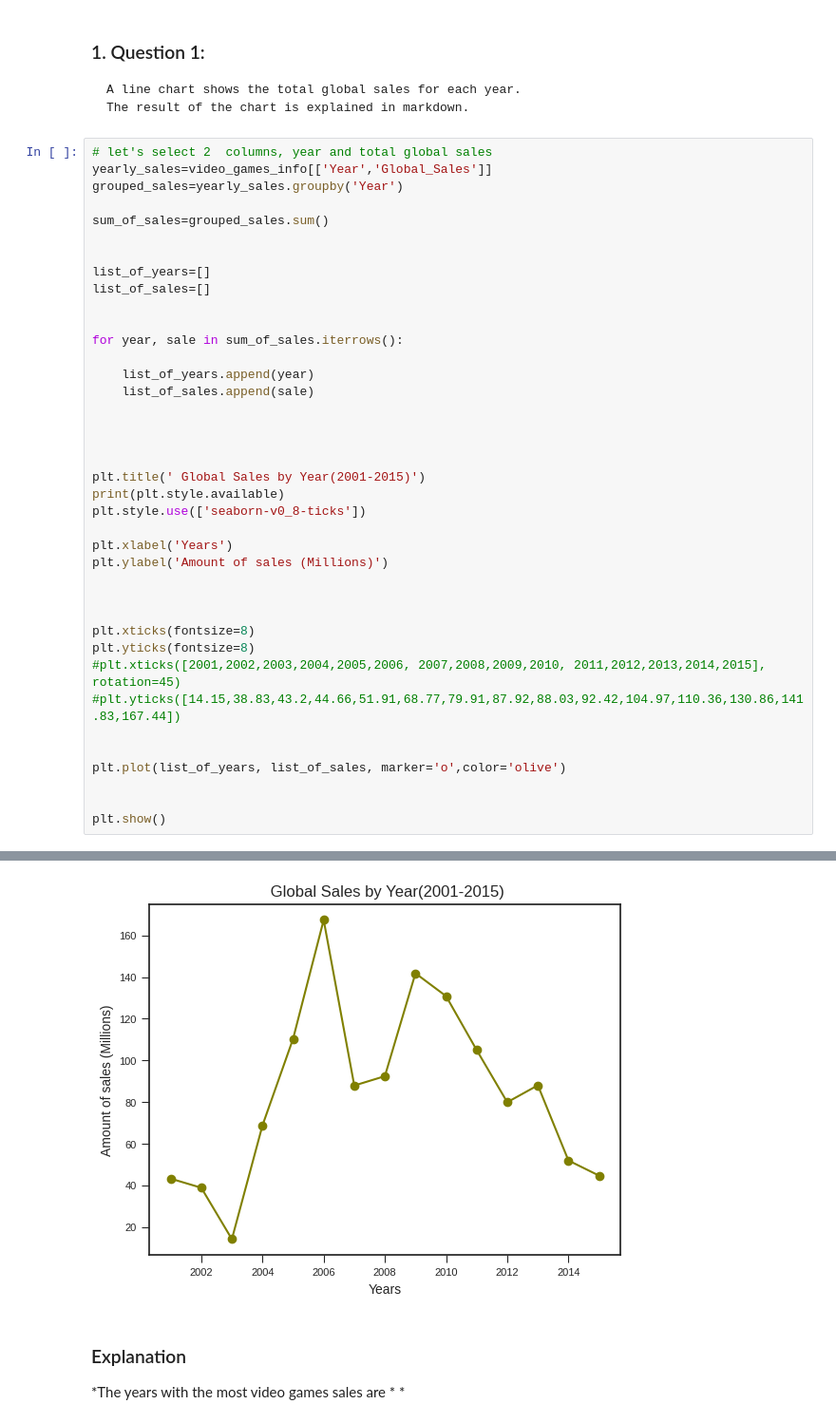
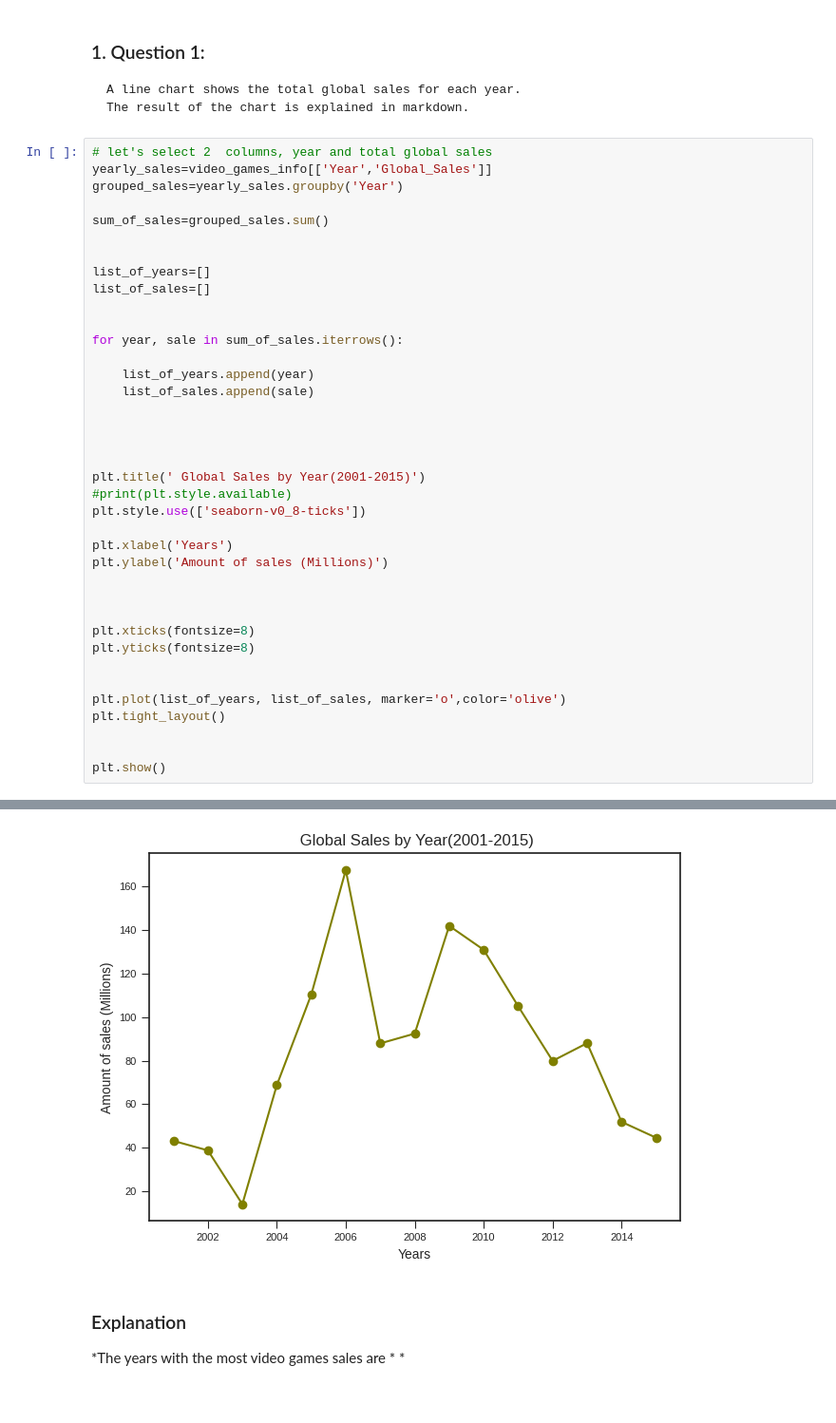
Before and after one commit to sahvsergio/treehouse_data_analysis_techdegree_unit6, a Jupyter notebook: Data Analysis Tech Degree Unit 6 Graphing Video Game Sales.ipynb, the cells around one changed output, grey strips where cells are left out. Shown: that part at 95% size. Saved outputs shown, nothing was run; the diff lists cells and outputs as text.

```diff
--- a/Data Analysis Tech Degree Unit 6 Graphing Video Game Sales.ipynb
+++ b/Data Analysis Tech Degree Unit 6 Graphing Video Game Sales.ipynb
@@ -83,7 +85,7 @@ for year, sale in sum_of_sales.iterrows():
 
 
 plt.title(' Global Sales by Year(2001-2015)')
-print(plt.style.available)
+#print(plt.style.available)
 plt.style.use(['seaborn-v0_8-ticks'])
 
 plt.xlabel('Years')
@@ -93,11 +95,10 @@ plt.ylabel('Amount of sales (Millions)')
 
 plt.xticks(fontsize=8)
 plt.yticks(fontsize=8)
-#plt.xticks([2001,2002,2003,2004,2005,2006, 2007,2008,2009,2010, 2011,2012,2013,2014,2015], rotation=45)
-#plt.yticks([14.15,38.83,43.2,44.66,51.91,68.77,79.91,87.92,88.03,92.42,104.97,110.36,130.86,141.83,167.44])
 
 
 plt.plot(list_of_years, list_of_sales, marker='o',color='olive')
+plt.tight_layout()
 
 
 plt.show()
@@ -106,4 +106,4 @@ plt.show()
-[figure, old version]
+[figure, new version]
 # %% [markdown]
 ### Explanation
 
```
Also changed, not shown: parts of 14 cells of this notebook.
